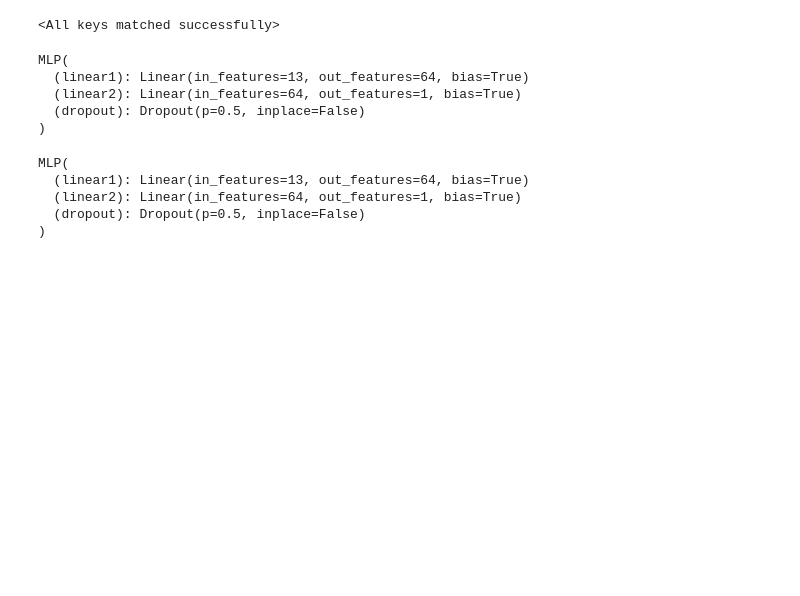
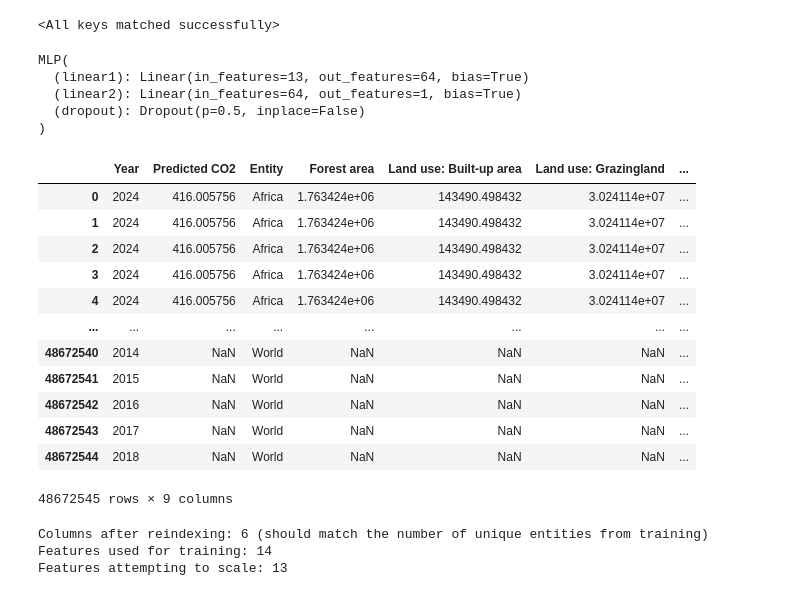
Before and after one commit to jzjackjz/cs3892-wildlife-trends-models, a Jupyter notebook: models/lpi_features.ipynb, the cells around one changed output. Cells and saved outputs as stored; diff of their text form; code cells hidden in the pictures; blank space fills up the shorter version.

Commit message:
table

```diff
--- a/models/lpi_features.ipynb
+++ b/models/lpi_features.ipynb
@@ -72,8 +72,25 @@ MLP(
 # %%
 co2_df = pd.read_csv('../predictions/co2_concentrations_predictions_2024_2124.csv')
 forest_df = pd.read_csv('../predictions/forest_area_predictions_2024_2124.csv')
 land_df = pd.read_csv('../predictions/land_use_predictions_2024_2124.csv')
 temp_df = pd.read_csv('../predictions/temperature_anomaly_predictions_2024_2124.csv')
+lpi_df = pd.read_csv('../datasets/global-living-planet-index.csv')
 
 merged_features = MergeFeatures(co2_df, forest_df, land_df, temp_df)
 merged_df = merged_features.merge()
+merged_df = pd.merge(merged_df, lpi_df, on=['Year', 'Entity'], how='outer')
+merged_df.drop(columns=['Code', 'Upper CI', 'Lower CI'])
+# %% [output]
+|  | Year | Predicted CO2 | Entity | Forest area | Land use: Built-up area | Land use: Grazingland | ... |
+| 0 | 2024 | 416.005756 | Africa | 1.763424e+06 | 143490.498432 | 3.024114e+07 | ... |
+| 1 | 2024 | 416.005756 | Africa | 1.763424e+06 | 143490.498432 | 3.024114e+07 | ... |
+| 2 | 2024 | 416.005756 | Africa | 1.763424e+06 | 143490.498432 | 3.024114e+07 | ... |
+| 3 | 2024 | 416.005756 | Africa | 1.763424e+06 | 143490.498432 | 3.024114e+07 | ... |
+| 4 | 2024 | 416.005756 | Africa | 1.763424e+06 | 143490.498432 | 3.024114e+07 | ... |
+| ... | ... | ... | ... | ... | ... | ... | ... |
+| 48672540 | 2014 | NaN | World | NaN | NaN | NaN | ... |
+| 48672541 | 2015 | NaN | World | NaN | NaN | NaN | ... |
+| 48672542 | 2016 | NaN | World | NaN | NaN | NaN | ... |
+| 48672543 | 2017 | NaN | World | NaN | NaN | NaN | ... |
+| 48672544 | 2018 | NaN | World | NaN | NaN | NaN | ... |
+48672545 rows × 9 columns
@@ -80,7 +107,4 @@ merged_df = merged_features.merge()
 # %%
-scaler_X = load('scaler_X.bin')
-scaler_y = load('scaler_y.bin')
-
 X_pred_continuous = merged_df[['Year', 'Predicted CO2', 'Forest area', 'Land use: Built-up area', 'Land use: Grazingland', 'Land use: Cropland', 'Temperature anomaly']].values
 entities_pred = pd.get_dummies(merged_df['Entity'])
 unique_entities = ['Africa', 'Asia and Pacific', 'Europe and Central Asia', 'Latin America and the Caribbean', 'North America', 'World']
@@ -91,29 +115,35 @@ for entity in unique_entities:
         entities_pred[entity] = 0
 
 entities_pred = entities_pred[unique_entities]
+entities_pred = entities_pred.reindex(columns=unique_entities, fill_value=0)
+print(f"Columns after reindexing: {entities_pred.shape[1]} (should match the number of unique entities from training)")
 # Merge continuous and categorical features
-X_pred = np.hstack([X_pred_continuous, entities_pred])
+X_pred = np.hstack([X_pred_continuous, entities_pred.values])
 
-# Ensure the number of features in X_pred matches what scaler_X expects
-X_pred_scaled = scaler_X.transform(X_pred)
+print("Features used for training:", scaler_X.n_features_in_)
+print("Features attempting to scale:", X_pred.shape[1])
 
-X_pred_tensor = torch.tensor(X_pred_scaled, dtype=torch.float32)
 
-model.eval()
-with torch.no_grad():
-    lpi_pred_scaled = model(X_pred_tensor).numpy()
+# # Ensure the number of features in X_pred matches what scaler_X expects
+# X_pred_scaled = scaler_X.transform(X_pred)
 
-lpi_predictions = scaler_y.inverse_transform(lpi_pred_scaled.reshape(-1, 1)).flatten()
-lpi_predictions_adjusted = np.maximum(lpi_predictions, 0)
+# X_pred_tensor = torch.tensor(X_pred_scaled, dtype=torch.float32)
 
-predictions_df = pd.DataFrame({
-    'Year': np.arange(2024, 2125),
-    'Predicted_LPI': lpi_predictions_adjusted
-})
-predictions_df.to_csv('predicted_lpi_2024_2124.csv', index=False)
+# model.eval()
+# with torch.no_grad():
+#     lpi_pred_scaled = model(X_pred_tensor).numpy()
+
+# lpi_predictions = scaler_y.inverse_transform(lpi_pred_scaled.reshape(-1, 1)).flatten()
+# lpi_predictions_adjusted = np.maximum(lpi_predictions, 0)
+
+# predictions_df = pd.DataFrame({
+#     'Year': merged_df['Year'],
+#     'Entity': merged_df['Entity'],
+#     'Predicted_LPI': lpi_predictions_adjusted
+# })
+
+# predictions_df.to_csv('predicted_lpi_2024_2124.csv', index=False)
 # %% [output]
-MLP(
-  (linear1): Linear(in_features=13, out_features=64, bias=True)
-  (linear2): Linear(in_features=64, out_features=1, bias=True)
-  (dropout): Dropout(p=0.5, inplace=False)
-)
+Columns after reindexing: 6 (should match the number of unique entities from training)
+Features used for training: 14
+Features attempting to scale: 13
```
Also changed, not shown: parts of 1 cell of this notebook, 8 other files.
